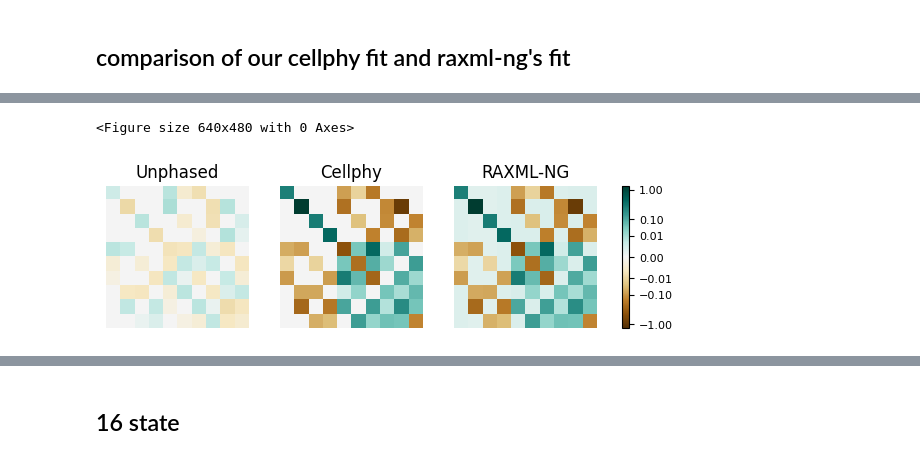
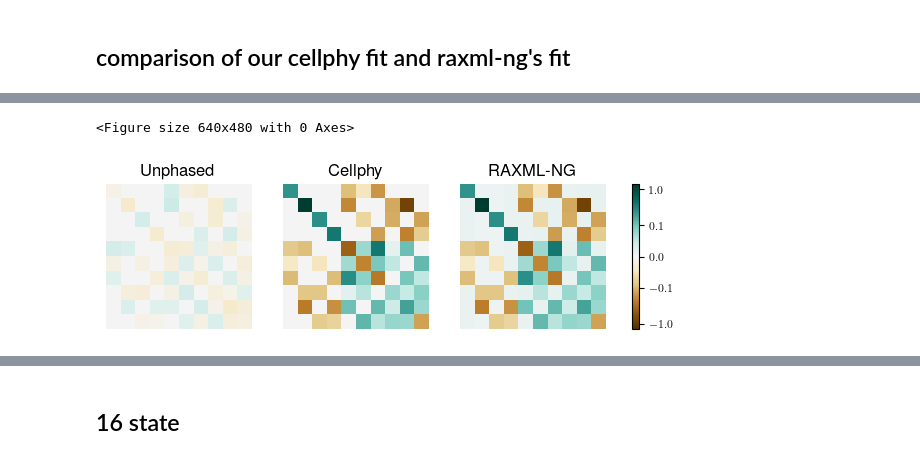
Before and after one commit to knappa/pruning, a Jupyter notebook: scripts/model-comp-figure.ipynb, the cells around one changed output, grey strips where cells are left out. Saved outputs shown, nothing was run; the diff lists cells and outputs as text; code cells hidden in the pictures.

```diff
--- a/scripts/model-comp-figure.ipynb
+++ b/scripts/model-comp-figure.ipynb
@@ -176,6 +199,7 @@ def make_norm(plot_max, power, centered=True):
 ## comparison of 10 state models with true model
 # %%
 plot_max = max(np.max(np.abs(Qs_10K - true_Q)), np.max(np.abs(Qs_1K - true_Q)))
+running_plot_max = max(plot_max, running_plot_max)
 norm = make_norm(plot_max, power=1.0 / 3.0)
 # %%
 fig, axs = plt.subplots(2, 4, figsize=(7.0, 3.5), layout="constrained", sharex=True)
@@ -225,6 +322,7 @@ avg_Q_10K_diag = np.array(
 )
 
 plot_max = max(np.max(np.abs(avg_Q_1K_diag)), np.max(np.abs(avg_Q_10K_diag)))
+running_plot_max = max(plot_max, running_plot_max)
 # %%
 avg_Q_10K_diag[avg_Q_10K_diag == 0.0] = float("nan")
 
@@ -234,7 +332,10 @@ norm2 = make_norm(plot_max, power=1.0 / 3.0, centered=False)
 fig, axs = plt.subplots(1, 4, figsize=(7.0, 5.0))
 
 for idx in range(4):
-    axs[idx].imshow(avg_Q_10K_diag[idx, :, :], norm=norm2, cmap=cmap)
+    axs[idx].imshow(avg_Q_10K_diag[idx, :, :],
+                    norm=norm2,
+                    # norm = fixed_norm,
+                    cmap=cmap)
     axs[idx].set_yticks([])
     axs[idx].set_xticks([])
 # %% [output]
@@ -243,22 +344,27 @@ for idx in range(4):
 ### differences with the true model
 # %%
 plot_max = np.max(np.abs(avg_Q_10K - true_Q[0]))
+running_plot_max = max(plot_max, running_plot_max)
 
 # norm3 = colors.CenteredNorm(vcenter=0.0, halfrange=plot_max)
-norm3 = make_norm(plot_max, power=1.0 / 4.0)
+norm3 = make_norm(plot_max, power=1.0 / 3.0)
 
 fig, axs = plt.subplots(1, 4, figsize=(7.0, 1.75), layout="constrained")
 
 images = []
 for idx in range(4):
-    images.append(axs[idx].imshow(avg_Q_10K[idx, :, :] - true_Q[0], norm=norm3, cmap=cmap))
+    images.append(axs[idx].imshow(avg_Q_10K[idx, :, :] - true_Q[0],
+                                  #norm=norm3,
+                                  norm=fixed_norm,
+                                  cmap=cmap))
     axs[idx].title.set_text(model_text[models[idx]])
     axs[idx].set_axis_off()
 
 cbar = fig.colorbar(
     images[-1],
     ax=axs,
-    ticks=[-1.0, -0.1, -0.01, 0.0, 0.01, 0.1, 1.0],
+    # ticks=[-1.0, -0.1, -0.01, 0.0, 0.01, 0.1, 1.0],
+    ticks=[-1.0, -0.1, 0.0, 0.1, 1.0],
     shrink=1.0,
     location="right",
 )
@@ -300,40 +404,54 @@ fig = plt.figure()
 fig, axs = plt.subplots(1, 3, figsize=(6, 1.75), layout="constrained")
 
 avgdiff_unphased = np.mean(Qs_unphased - true_Q, axis=0)
 avgdiff_cp = np.mean(Qs_cp - true_Q, axis=0)
 avgdiff_raxml = np.mean(Qs_raxml - true_Q, axis=0)
 
-pltmax = max(
+plot_max = max(
     np.max(np.abs(avgdiff_unphased)), np.max(np.abs(avgdiff_cp)), np.max(np.abs(avgdiff_raxml))
 )
-norm = make_norm(pltmax, power=1.0 / 4.0)
-# norm = colors.CenteredNorm(vcenter=0.0, halfrange=pltmax)
+running_plot_max = max(plot_max, running_plot_max)
+norm = make_norm(plot_max, power=1.0 / 3.0)
+# norm = colors.CenteredNorm(vcenter=0.0, halfrange=plot_max)
 
 images = [
-    axs[0].imshow(avgdiff_unphased, cmap=cmap, norm=norm),
-    axs[1].imshow(avgdiff_cp, cmap=cmap, norm=norm),
-    axs[2].imshow(avgdiff_raxml, cmap=cmap, norm=norm),
+    axs[0].imshow(avgdiff_unphased,
+                  cmap=cmap,
+                  norm=norm,
+                  # norm=fixed_norm,
+                 ),
+    axs[1].imshow(avgdiff_cp,
+                  cmap=cmap,
+                  norm=norm,
+                  # norm=fixed_norm,
+                 ),
+    axs[2].imshow(avgdiff_raxml,
+                  cmap=cmap,
+                  norm=norm,
+                  # norm=fixed_norm,
+                 ),
 ]
 
 axs[0].title.set_text("Unphased")
 axs[1].title.set_text("Cellphy")
 axs[2].title.set_text("RAXML-NG")
 
 cbar = fig.colorbar(
     images[-1],
     ax=axs,
-    ticks=[-1, -0.1, -0.01, 0.0, 0.01, 0.1, 1],
+    # ticks=[-1, -0.1, -0.01, 0.0, 0.01, 0.1, 1],
+    ticks=[-1.0, -0.1, 0.0, 0.1, 1.0],
     shrink=1.0,
     location="right",
 )
 cbar.ax.tick_params(labelsize=8)
 
 axs[0].set_axis_off()
 axs[1].set_axis_off()
 axs[2].set_axis_off()
 
-plt.savefig("up-v-cp-v-raxml.pdf", bbox_inches="tight")
-plt.savefig("up-v-cp-v-raxml.png", dpi=600, bbox_inches="tight")
+# plt.savefig("up-v-cp-v-raxml.pdf", bbox_inches="tight")
+# plt.savefig("up-v-cp-v-raxml.png", dpi=600, bbox_inches="tight")
 # %% [output]
 <Figure size 640x480 with 0 Axes>
-[figure, old version]
+[figure, new version]
```
Also changed, not shown: parts of 31 cells of this notebook, 18 other files.
